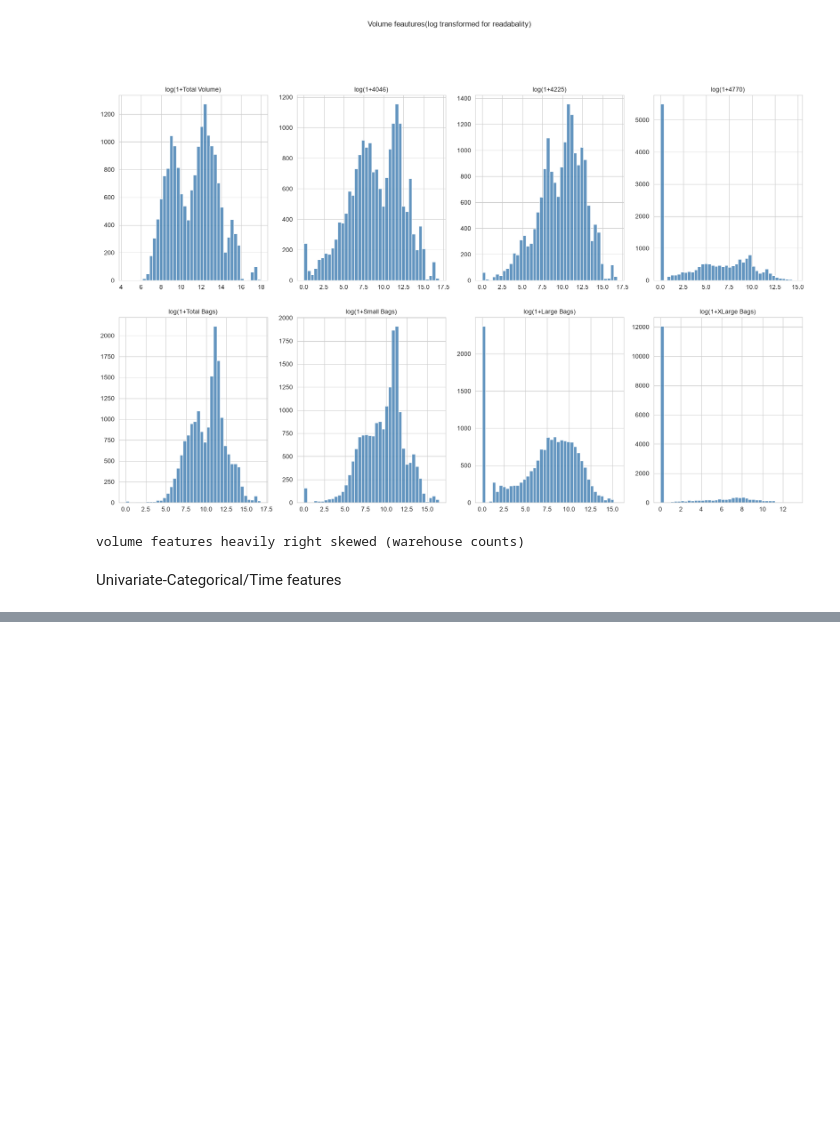
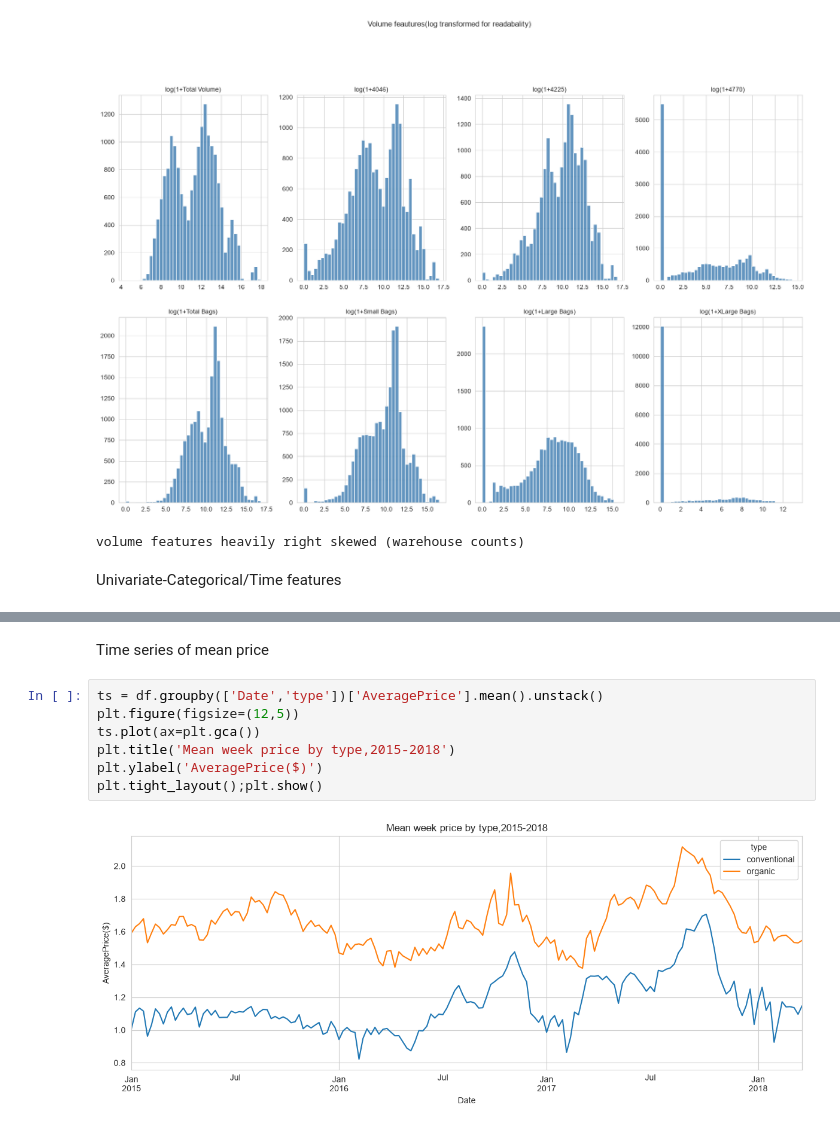
Before and after one commit to asullad-lgtm/Data-science-projects, a Jupyter notebook: Regression/Avacado_price_prediction/01_eda.ipynb, the cells around one changed output, grey strips where cells are left out. Cells and saved outputs as stored; diff of their text form; blank space fills up the shorter version.

```diff
--- a/Regression/Avacado_price_prediction/01_eda.ipynb
+++ b/Regression/Avacado_price_prediction/01_eda.ipynb
@@ -101,0 +138,11 @@ plt.tight_layout;plt.show()
+# %% [markdown]
+Time series of mean price
+# %%
+ts = df.groupby(['Date','type'])['AveragePrice'].mean().unstack()
+plt.figure(figsize=(12,5))
+ts.plot(ax=plt.gca())
+plt.title('Mean week price by type,2015-2018')
+plt.ylabel('AveragePrice($)')
+plt.tight_layout();plt.show()
+# %% [output]
+[figure, added]
```
Also changed, not shown: parts of 12 cells of this notebook.
